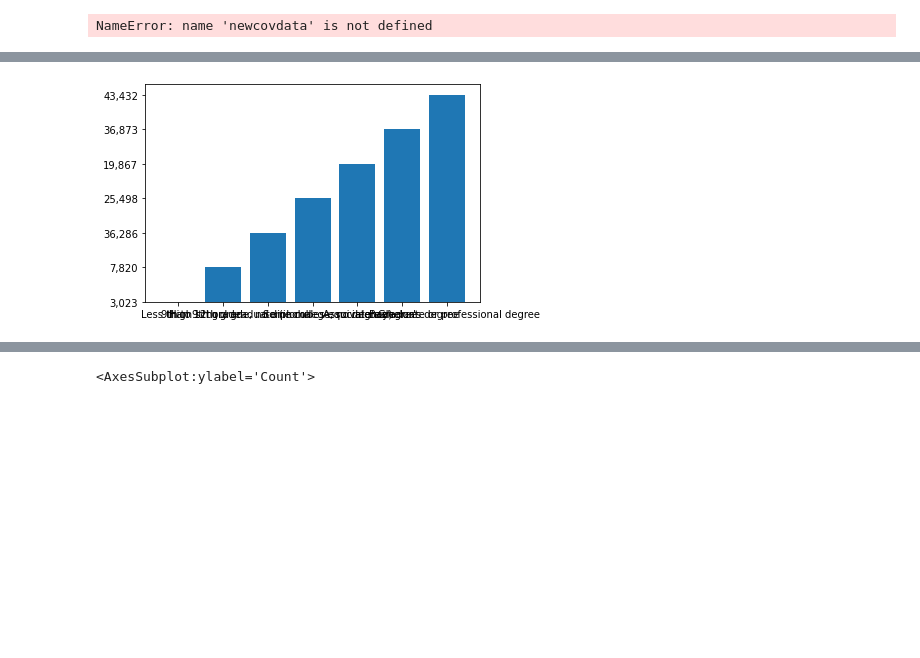
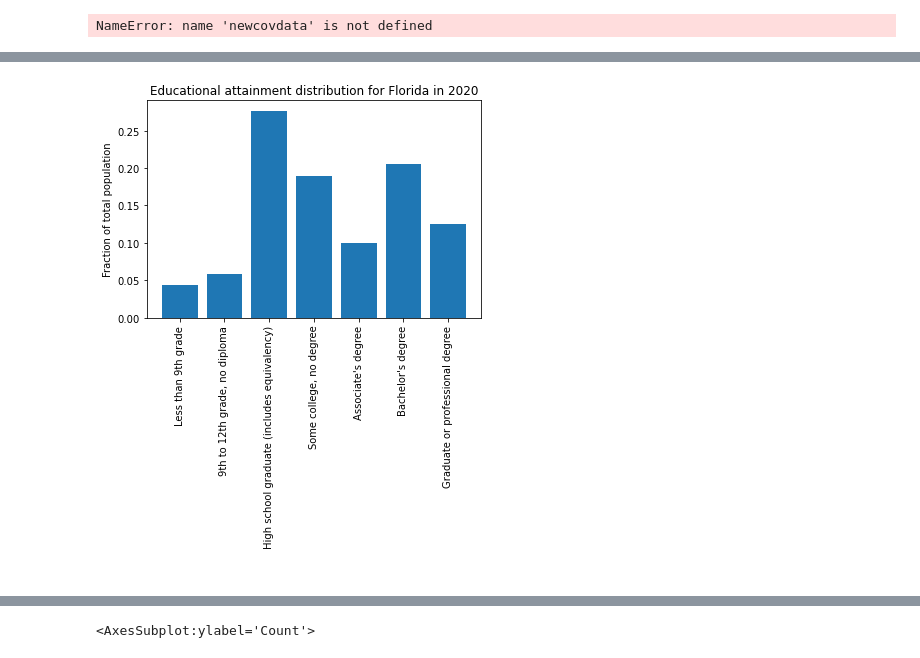
Before and after one commit to traceymoyston/Che2410_Project1, a Jupyter notebook: MoystonTracey_datavisulaisation.ipynb, the cells around one changed output, grey strips where cells are left out. Cells and saved outputs as stored; diff of their text form; code cells hidden in the pictures; blank space fills up the shorter version.

```diff
--- a/MoystonTracey_datavisulaisation.ipynb
+++ b/MoystonTracey_datavisulaisation.ipynb
@@ -21,10 +21,22 @@ columnsdat.insert(0,0)
 
 
 eddat2=educ_data[educ_data.columns[columnsdat]]
+eddat2.columns = eddat2.columns.str.replace('County, Florida!!Total!!Estimate','')
 
+#print(list(newdata[newdata['county']=="Baker"].index))
+for j in newdata["county"]:
+    k=j+' '
+    b=list(newdata[newdata['county']==j].index)
+    if k not in list(eddat2.columns):
+        newdata=newdata.drop(b)
 
+# print(newdata)
+#print(len(newdata))
+#print(newdata.iloc[(1230-41):1231,5])
 
-# print(y)
-# newcovdata=newdata[newdata["deaths"]>=1000];
-# sns.relplot(
-#     data=newdata["deaths"], x=newdata["county"], y=newdata["deaths"]).set(xticklabels=[],title='Covid deaths per Florida county')
+cumuldeaths=newdata.iloc[(1230-41):1231,5]
+
+# print(cumuldeaths)
+
+newcovdata=newdata[newdata["deaths"]>=1000];
+sns.relplot(data=cumuldeaths, x=newdata.iloc[(1230-41):1231,1], y=cumuldeaths, hue=newdata.iloc[(1230-41):1231,1]).set(xticklabels=[],title='Covid deaths per Florida county')
@@ -43,51 +78,27 @@ sns.relplot(data=newdata2["MEDIAN_AGE_TOT"], x=newdata2["CTYNAME"], y=newdata2["
 #Education data - looking at the 5 categories
 #normalized to the total population
 
-eddat2.columns = eddat2.columns.str.replace('County, Florida!!Total!!Estimate','')
+tot_pop=int(eddat2.iloc[6,-1].replace(",",""));
+fracpop=[int(i.replace(",",""))/tot_pop for i in eddat2.iloc[7:14,-1]]
+# print(fracpop)
 
-totpop=[int(i.replace(",","")) for i in eddat2.iloc[6,1:]];
-hs_data=[int(i.replace(",","")) for i in eddat2.iloc[10,1:]]
-# less_9=
-
-plt.bar(eddat2.iloc[7:14,0],eddat2.iloc[7:14,1])
-
-norm_hs=[];
-
-
-for i in range(1,len(totpop)):
-    norm_hs.append((hs_data[i]/totpop[i]))
-
-# holder=[];
-# for i in :
-#     holder.drop
+plt.bar(eddat2.iloc[7:14,0], fracpop)
+plt.xticks(rotation=90)
+plt.ylabel("Fraction of total population")
+plt.title("Educational attainment distribution for Florida in 2020")
 
 
 
 
+maxdeath=np.max(newdata["deaths"])
 
-print(list(newdata[newdata['county']=="Baker"].index))
+mindeath=np.min(cumuldeaths)
+# print(mindeath)
 
-newdata3=[];
-for j in newdata["county"]:
-    k=j+' '
-    b=list(newdata[newdata['county']==j].index)
-    if k not in list(eddat2.columns):
-        newdata=newdata.drop(b)
-
-print(newdata)
-
-v=np.max(newdata["deaths"])
-print(newdata.iloc[(1230-41):1231,5])
-g=newdata.iloc[(1230-41):1231,5]
-
-z=np.min(g)
-print(z)
-
-f=newdata[newdata['deaths']==v].index
-d=newdata[newdata['deaths']==z].index
-countymax=newdata.loc[f[-1]].at["county"]
-countymin=newdata.loc[d[-1]].at["county"]
-
+max_ind=newdata[newdata['deaths']==maxdeath].index
+min_ind=newdata[newdata['deaths']==mindeath].index
+countymax=newdata.loc[max_ind[-1]].at["county"]
+countymin=newdata.loc[min_ind[-1]].at["county"]
 
 # print(eddat2[countymax+' '])
 # print(eddat2[countymin+' '])
@@ -95,5 +106,5 @@ countymin=newdata.loc[d[-1]].at["county"]
 md_eddat=[int(eddat2[countymax+' '][i].replace(",",""))/int(eddat2[countymax+' '][6].replace(",","")) for i in range(7,14)]
 # print(md_eddat)
 mon_eddat=[int(eddat2[countymin+' '][i].replace(",",""))/int(eddat2[countymin+' '][6].replace(",","")) for i in range(7,14)]
-print(mon_eddat)
+print(sum(mon_eddat))
 # %% [output]
@@ -117 +112 @@ Name: deaths, dtype: float64
-[figure, old version]
+[figure, new version]
```
Also changed, not shown: parts of 15 cells of this notebook.
